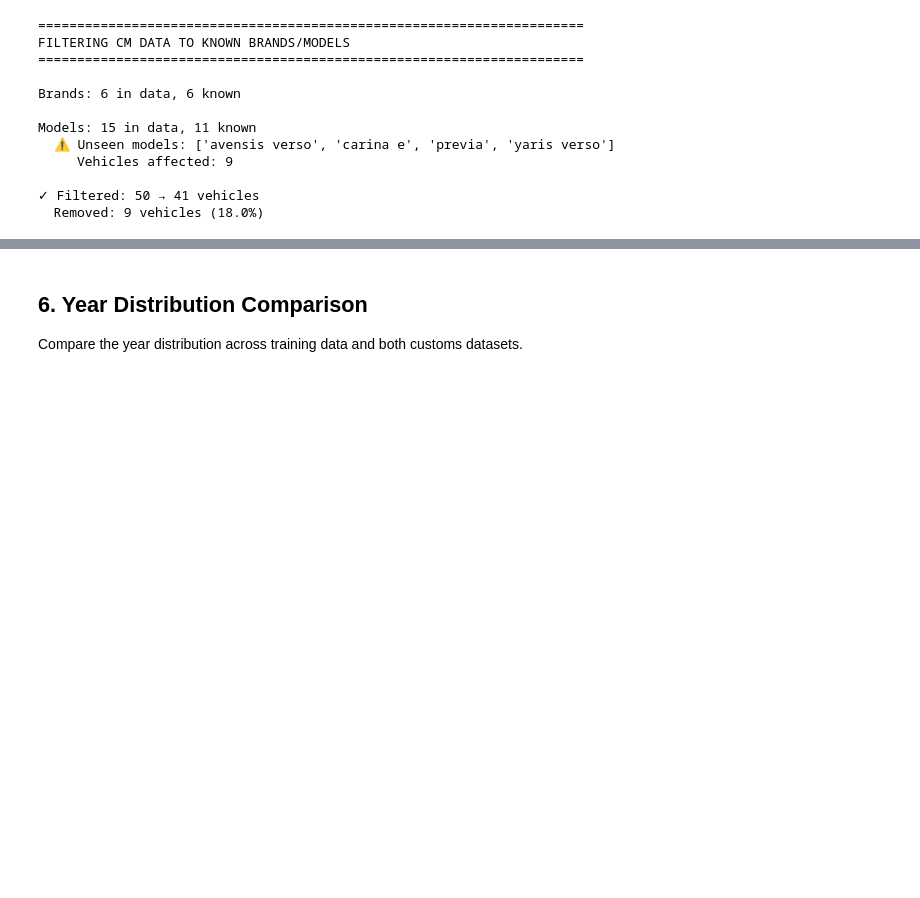
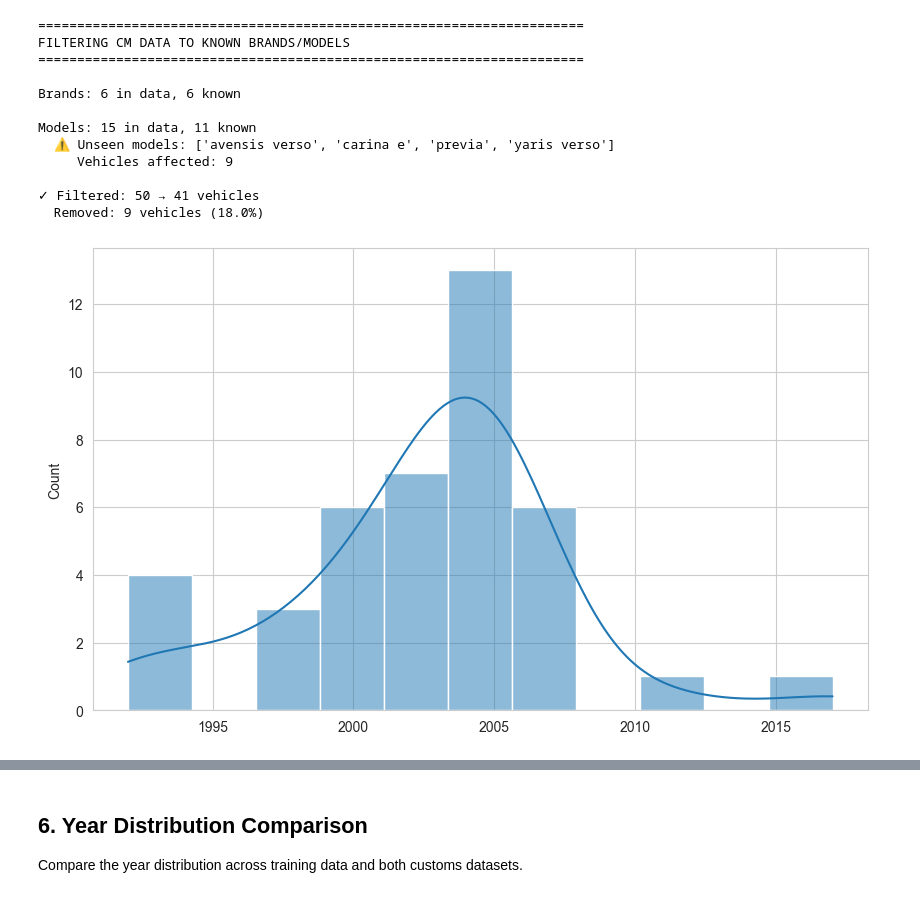
Before and after one commit to brunothefirst/car_price_prediction, a Jupyter notebook: notebooks/07_lean_model_evaluation_customs.ipynb, the cells around one changed output, grey strips where cells are left out. Cells and saved outputs as stored; diff of their text form; code cells hidden in the pictures; blank space fills up the shorter version.

```diff
--- a/notebooks/07_lean_model_evaluation_customs.ipynb
+++ b/notebooks/07_lean_model_evaluation_customs.ipynb
@@ -469,3 +410,9 @@ Models: 15 in data, 11 known
 
 ✓ Filtered: 50 → 41 vehicles
   Removed: 9 vehicles (18.0%)
+# %%
+plt.figure(figsize=(10, 6))
+sns.histplot(df_cm_clean['year'], kde=True)
+plt.show()
+# %% [output]
+[figure, added]
```
Also changed, not shown: parts of 18 cells of this notebook, 1 other file.
